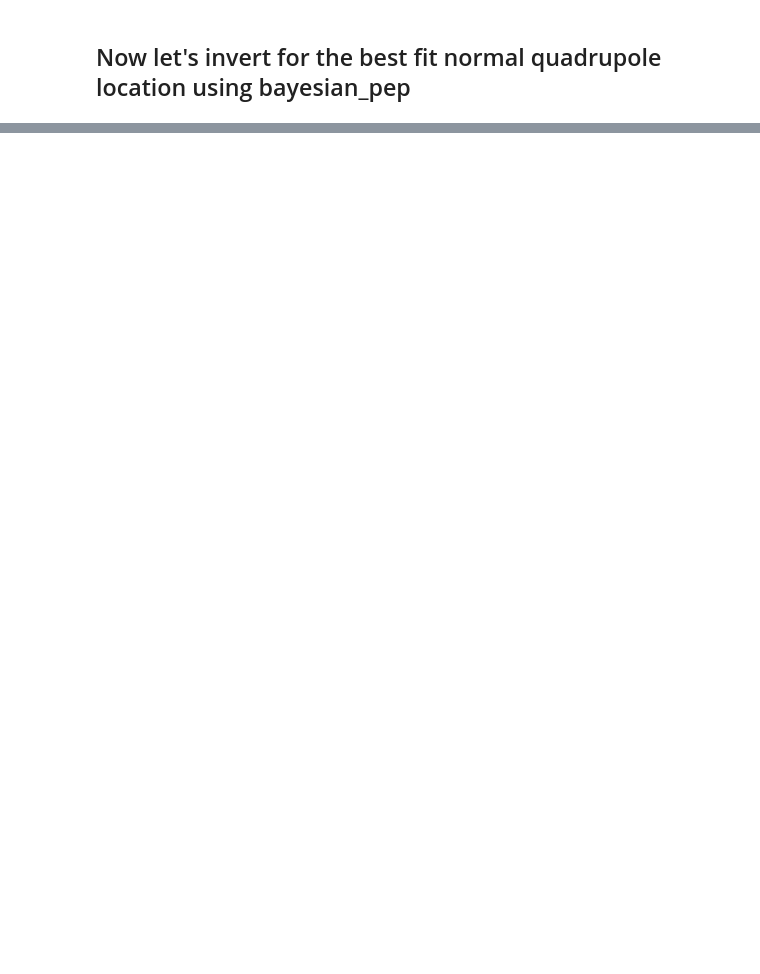
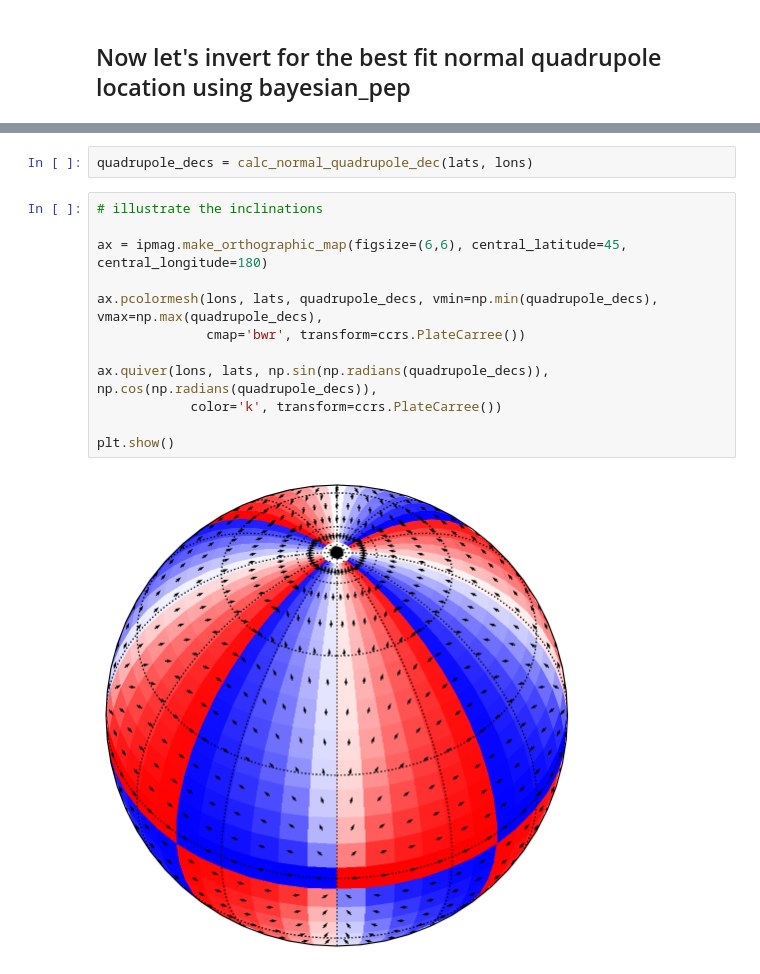
Before and after one commit to Swanson-Hysell-Group/2024_SWLLIP, a Jupyter notebook: code/SWLLIP_geomagnetic_field.ipynb, the cells around one changed output, grey strips where cells are left out. Drawn from its saved outputs; the diff is of its cells as text; blank space fills up the shorter version.

```diff
--- a/code/SWLLIP_geomagnetic_field.ipynb
+++ b/code/SWLLIP_geomagnetic_field.ipynb
@@ -255,0 +328,16 @@ plt.show()
+# %%
+quadrupole_decs = calc_normal_quadrupole_dec(lats, lons)
+# %%
+# illustrate the inclinations
+
+ax = ipmag.make_orthographic_map(figsize=(6,6), central_latitude=45, central_longitude=180)
+
+ax.pcolormesh(lons, lats, quadrupole_decs, vmin=np.min(quadrupole_decs), vmax=np.max(quadrupole_decs),
+              cmap='bwr', transform=ccrs.PlateCarree())
+
+ax.quiver(lons, lats, np.sin(np.radians(quadrupole_decs)), np.cos(np.radians(quadrupole_decs)),
+            color='k', transform=ccrs.PlateCarree())
+
+plt.show()
+# %% [output]
+[figure, added]
```
Also changed, not shown: parts of 28 cells of this notebook.
